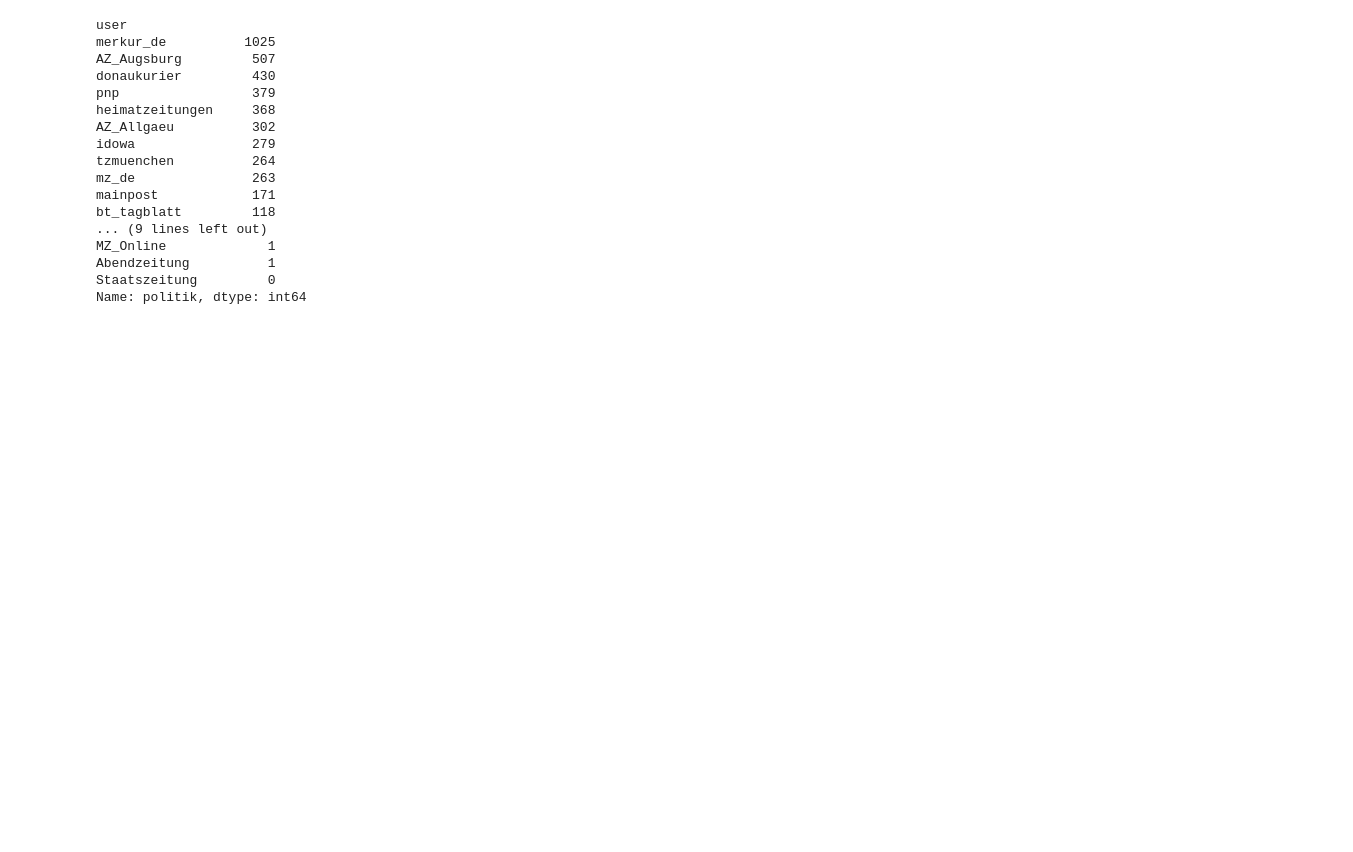
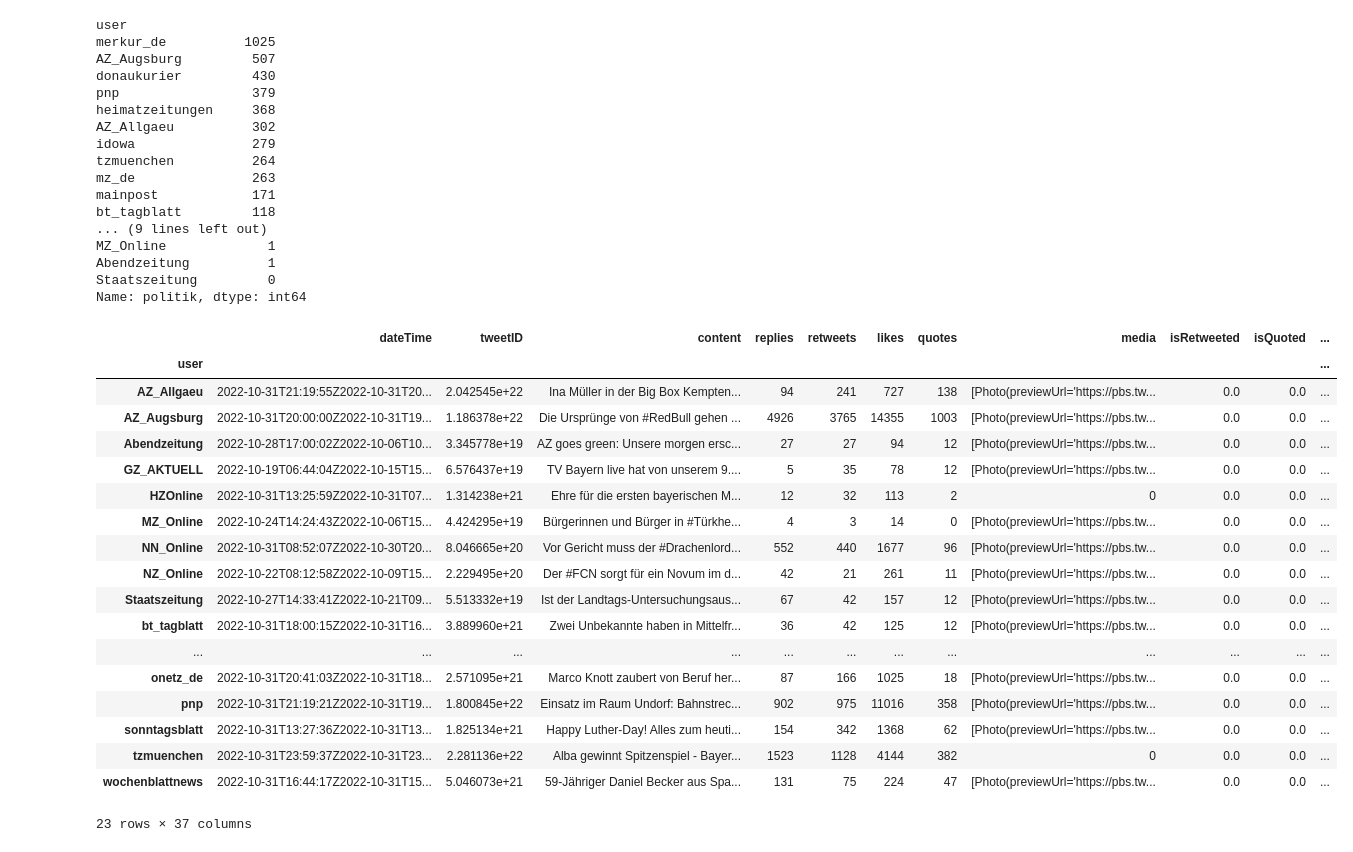
Before and after one commit to FWisniewski44/polResp-css, a Jupyter notebook: 016_bagOfWords_bayern.ipynb, the cells around one changed output. Saved outputs shown, nothing was run; the diff lists cells and outputs as text; code cells hidden in the pictures; blank space fills up the shorter version.

```diff
--- a/016_bagOfWords_bayern.ipynb
+++ b/016_bagOfWords_bayern.ipynb
@@ -184,7 +214,27 @@ Abendzeitung          1
 Staatszeitung         0
 Name: politik, dtype: int64
 # %%
-#bayern.groupby('user').sum()
+bayern.groupby('user').sum()
+# %% [output]
+|  | dateTime | tweetID | content | replies | retweets | likes | quotes | media | isRetweeted | isQuoted | ... |
+| user |  |  |  |  |  |  |  |  |  |  | ... |
+| AZ_Allgaeu | 2022-10-31T21:19:55Z2022-10-31T20... | 2.042545e+22 | Ina Müller in der Big Box Kempten... | 94 | 241 | 727 | 138 | [Photo(previewUrl='https://pbs.tw... | 0.0 | 0.0 | ... |
+| AZ_Augsburg | 2022-10-31T20:00:00Z2022-10-31T19... | 1.186378e+22 | Die Ursprünge von #RedBull gehen ... | 4926 | 3765 | 14355 | 1003 | [Photo(previewUrl='https://pbs.tw... | 0.0 | 0.0 | ... |
+| Abendzeitung | 2022-10-28T17:00:02Z2022-10-06T10... | 3.345778e+19 | AZ goes green: Unsere morgen ersc... | 27 | 27 | 94 | 12 | [Photo(previewUrl='https://pbs.tw... | 0.0 | 0.0 | ... |
+| GZ_AKTUELL | 2022-10-19T06:44:04Z2022-10-15T15... | 6.576437e+19 | TV Bayern live hat von unserem 9.... | 5 | 35 | 78 | 12 | [Photo(previewUrl='https://pbs.tw... | 0.0 | 0.0 | ... |
+| HZOnline | 2022-10-31T13:25:59Z2022-10-31T07... | 1.314238e+21 | Ehre für die ersten bayerischen M... | 12 | 32 | 113 | 2 | 0 | 0.0 | 0.0 | ... |
+| MZ_Online | 2022-10-24T14:24:43Z2022-10-06T15... | 4.424295e+19 | Bürgerinnen und Bürger in #Türkhe... | 4 | 3 | 14 | 0 | [Photo(previewUrl='https://pbs.tw... | 0.0 | 0.0 | ... |
+| NN_Online | 2022-10-31T08:52:07Z2022-10-30T20... | 8.046665e+20 | Vor Gericht muss der #Drachenlord... | 552 | 440 | 1677 | 96 | [Photo(previewUrl='https://pbs.tw... | 0.0 | 0.0 | ... |
+| NZ_Online | 2022-10-22T08:12:58Z2022-10-09T15... | 2.229495e+20 | Der #FCN sorgt für ein Novum im d... | 42 | 21 | 261 | 11 | [Photo(previewUrl='https://pbs.tw... | 0.0 | 0.0 | ... |
+| Staatszeitung | 2022-10-27T14:33:41Z2022-10-21T09... | 5.513332e+19 | Ist der Landtags-Untersuchungsaus... | 67 | 42 | 157 | 12 | [Photo(previewUrl='https://pbs.tw... | 0.0 | 0.0 | ... |
+| bt_tagblatt | 2022-10-31T18:00:15Z2022-10-31T16... | 3.889960e+21 | Zwei Unbekannte haben in Mittelfr... | 36 | 42 | 125 | 12 | [Photo(previewUrl='https://pbs.tw... | 0.0 | 0.0 | ... |
+| ... | ... | ... | ... | ... | ... | ... | ... | ... | ... | ... | ... |
+| onetz_de | 2022-10-31T20:41:03Z2022-10-31T18... | 2.571095e+21 | Marco Knott zaubert von Beruf her... | 87 | 166 | 1025 | 18 | [Photo(previewUrl='https://pbs.tw... | 0.0 | 0.0 | ... |
+| pnp | 2022-10-31T21:19:21Z2022-10-31T19... | 1.800845e+22 | Einsatz im Raum Undorf: Bahnstrec... | 902 | 975 | 11016 | 358 | [Photo(previewUrl='https://pbs.tw... | 0.0 | 0.0 | ... |
+| sonntagsblatt | 2022-10-31T13:27:36Z2022-10-31T13... | 1.825134e+21 | Happy Luther-Day! Alles zum heuti... | 154 | 342 | 1368 | 62 | [Photo(previewUrl='https://pbs.tw... | 0.0 | 0.0 | ... |
+| tzmuenchen | 2022-10-31T23:59:37Z2022-10-31T23... | 2.281136e+22 | Alba gewinnt Spitzenspiel - Bayer... | 1523 | 1128 | 4144 | 382 | 0 | 0.0 | 0.0 | ... |
+| wochenblattnews | 2022-10-31T16:44:17Z2022-10-31T15... | 5.046073e+21 | 59-Jähriger Daniel Becker aus Spa... | 131 | 75 | 224 | 47 | [Photo(previewUrl='https://pbs.tw... | 0.0 | 0.0 | ... |
+23 rows × 37 columns
 # %%
 bayernCategorized = bayern
 bayernCategorized.to_csv("../../methods/representative-speech/mediendaten/zuordnungenBundesländer/bayernCategorized.csv")
```
Also changed, not shown: parts of 6 cells of this notebook, 12 other files.
